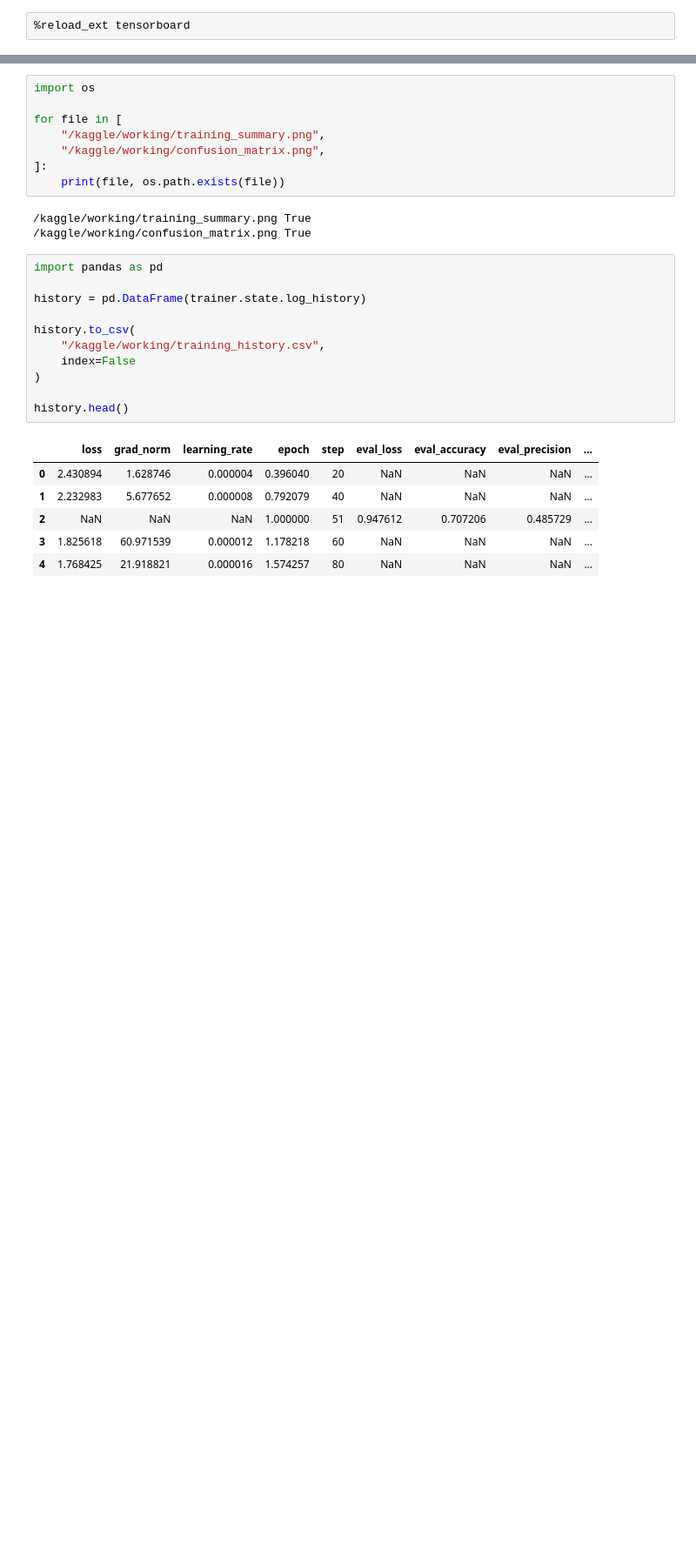
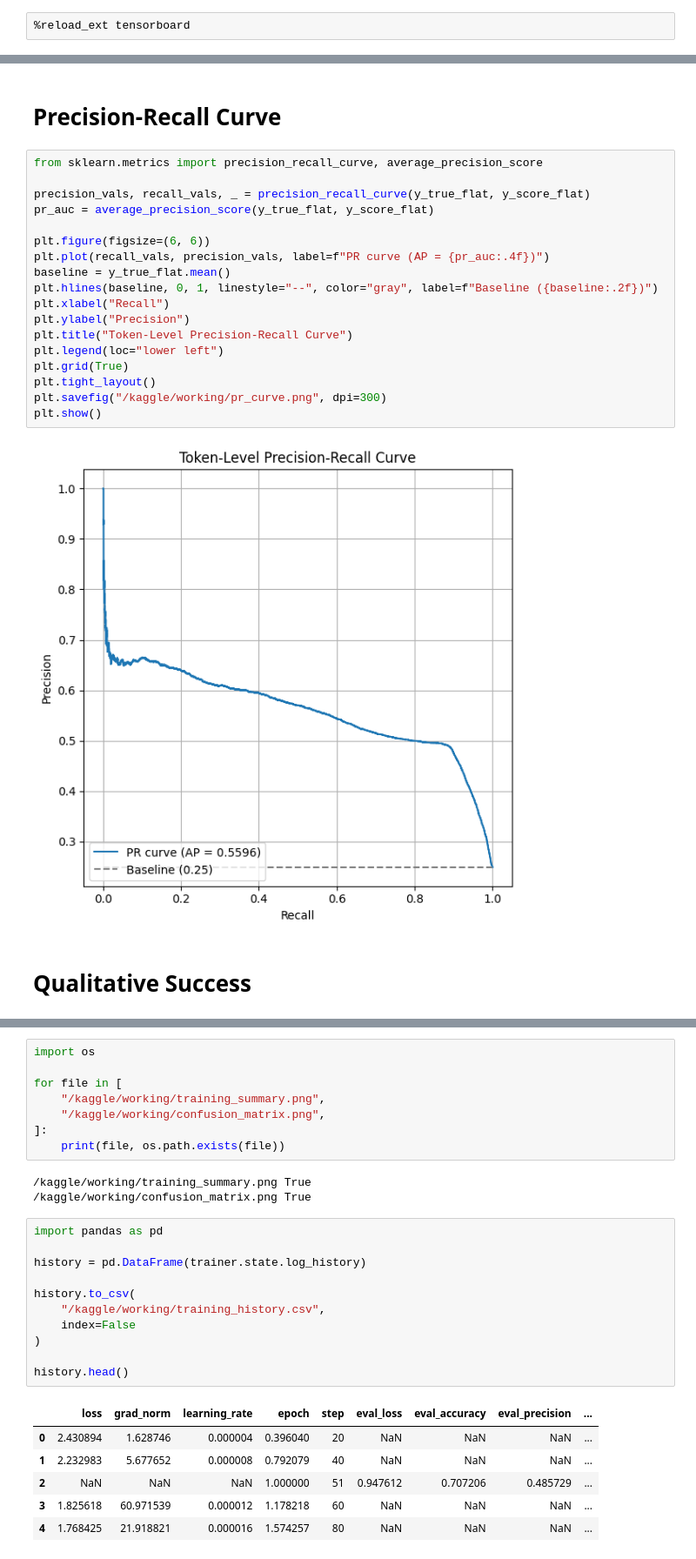
Before and after one commit to blurrydev/Group-9-DS-and-AI-Lab-Project, a Jupyter notebook: notebooks/hyperparameter_training.ipynb, the cells around one changed output, grey strips where cells are left out. Shown at 87% size. Cells and saved outputs as stored; diff of their text form; blank space fills up the shorter version.

```diff
--- a/notebooks/hyperparameter_training.ipynb
+++ b/notebooks/hyperparameter_training.ipynb
@@ -1481,0 +1508,24 @@ plt.show()
+# %% [markdown]
+# Precision-Recall Curve
+# %%
+from sklearn.metrics import precision_recall_curve, average_precision_score
+
+precision_vals, recall_vals, _ = precision_recall_curve(y_true_flat, y_score_flat)
+pr_auc = average_precision_score(y_true_flat, y_score_flat)
+
+plt.figure(figsize=(6, 6))
+plt.plot(recall_vals, precision_vals, label=f"PR curve (AP = {pr_auc:.4f})")
+baseline = y_true_flat.mean()
+plt.hlines(baseline, 0, 1, linestyle="--", color="gray", label=f"Baseline ({baseline:.2f})")
+plt.xlabel("Recall")
+plt.ylabel("Precision")
+plt.title("Token-Level Precision-Recall Curve")
+plt.legend(loc="lower left")
+plt.grid(True)
+plt.tight_layout()
+plt.savefig("/kaggle/working/pr_curve.png", dpi=300)
+plt.show()
+# %% [output]
+[figure, added]
+# %% [markdown]
+# Qualitative Success
```
Also changed, not shown: parts of 31 cells of this notebook.
